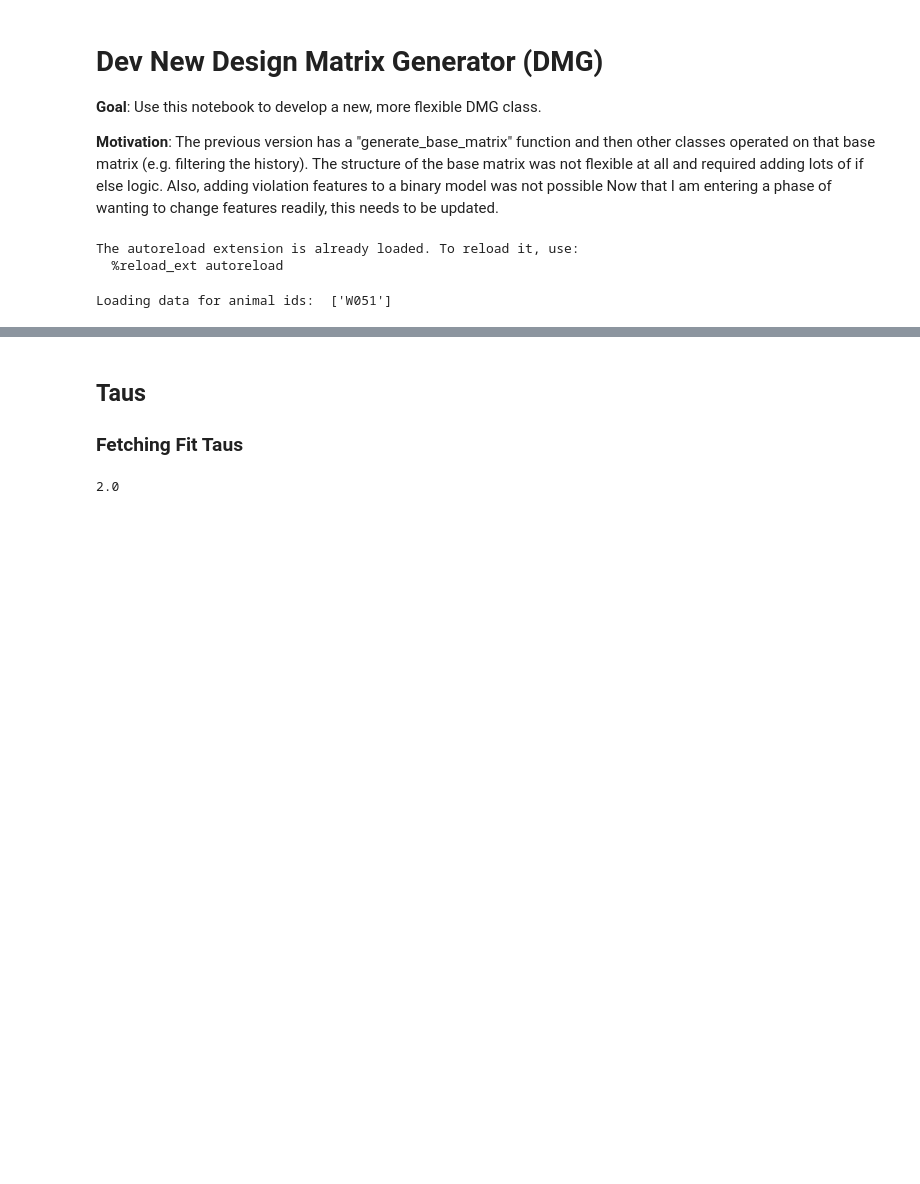
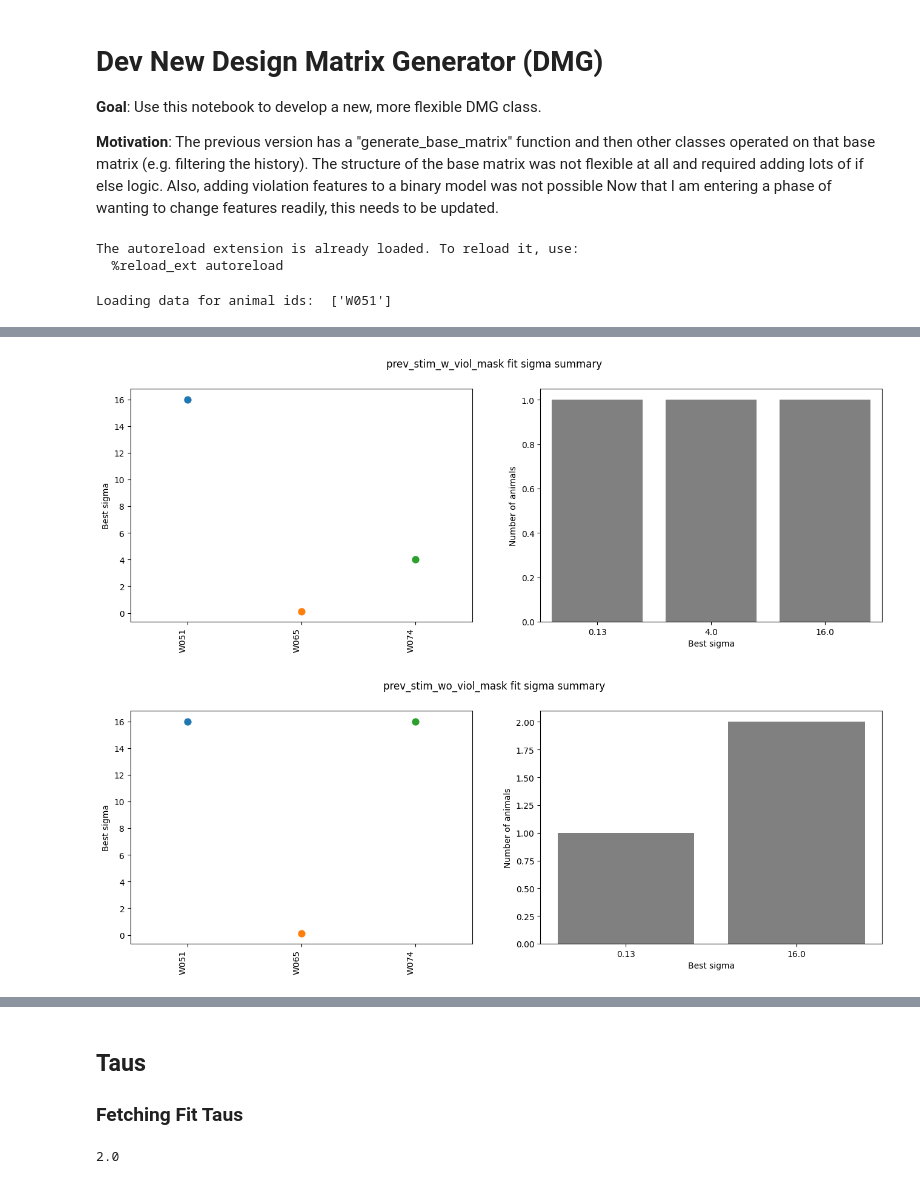
Before and after one commit to jess-breda/violations-multinomial, a Jupyter notebook: notebooks/2024_02_26_dev_new_dmg.ipynb, the cells around one changed output, grey strips where cells are left out. Cells and saved outputs as stored; diff of their text form; code cells hidden in the pictures; blank space fills up the shorter version.

Commit message:
compare model exp developed with new dmg

```diff
--- a/notebooks/2024_02_26_dev_new_dmg.ipynb
+++ b/notebooks/2024_02_26_dev_new_dmg.ipynb
@@ -30,0 +87,3 @@ Loading data for animal ids:  ['W051']
+# %%
+experiment = ExperimentCompareModels(params)
+experiment.run()
@@ -30,0 +114,8 @@ Loading data for animal ids:  ['W051']
+# %%
+df = mvc.find_best_fit(group="model_name")
+df["model_name"] = pd.Categorical(df["model_name"], categories=ORDER, ordered=True)
+for model_name, model_df in df.groupby("model_name"):
+    mvc.plot_sigma_summary(model_df, title=f"{model_name} fit sigma summary")
+# %% [output]
+[figure, added]
+[figure, added]
```
Also changed, not shown: parts of 17 cells of this notebook, 2 other files.
